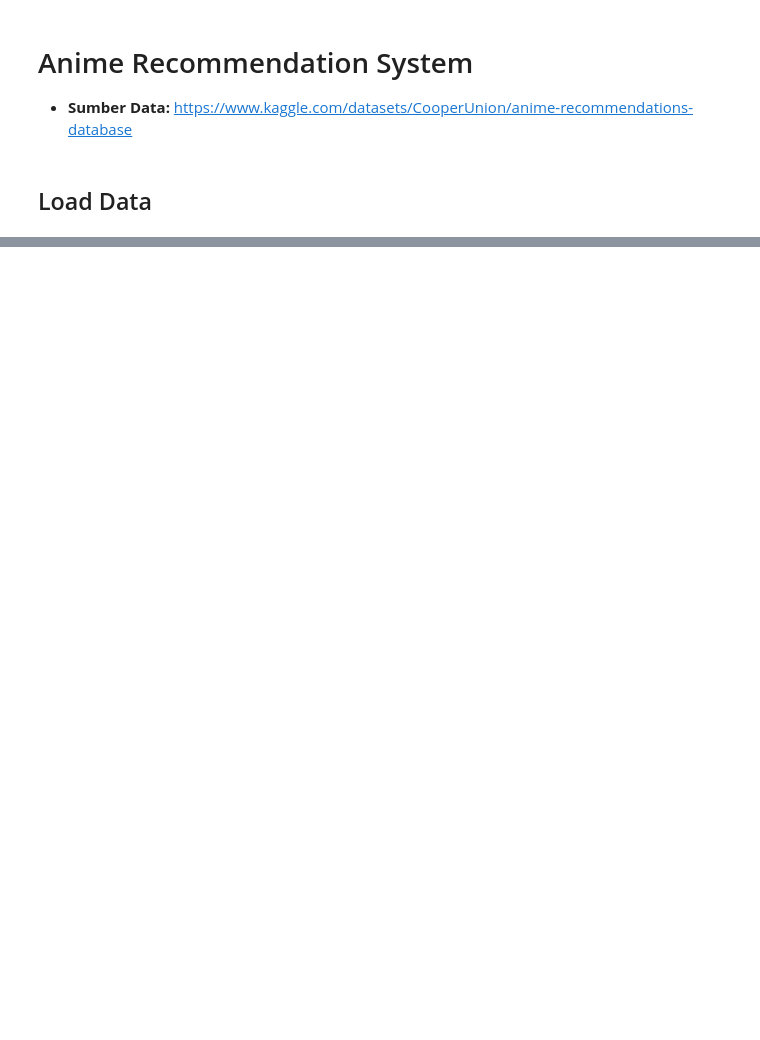
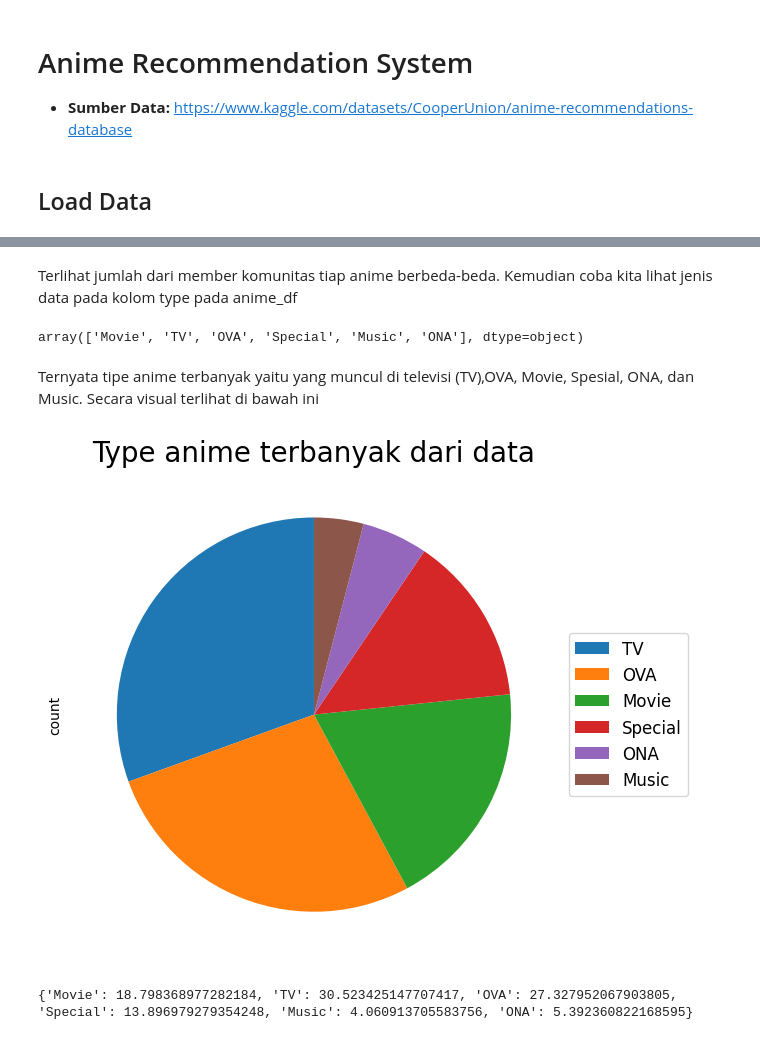
Before and after one commit to lusiaulia/anime-recommendation, a Jupyter notebook: Submission_Proyek_Kedua_ML_Terapan.ipynb, the cells around one changed output, grey strips where cells are left out. Saved outputs shown, nothing was run; the diff lists cells and outputs as text; code cells hidden in the pictures; blank space fills up the shorter version.

```diff
--- a/Submission_Proyek_Kedua_ML_Terapan.ipynb
+++ b/Submission_Proyek_Kedua_ML_Terapan.ipynb
@@ -242,0 +165,5 @@ Dari ketiga model terlihat model dengan akurasi yang paling besar yaitu model XG
+# %%
+#mengecek apakah ada data kosong
+for column, i in anime_df.isnull().sum().items():
+    if i > 0:
+        print(f"{column}: {i/len(anime_df)*100:.2f}%")
@@ -242,0 +174,5 @@ Dari ketiga model terlihat model dengan akurasi yang paling besar yaitu model XG
+# %%
+#mengecek apakah ada data kosong
+for column, i in rate_df.isnull().sum().items():
+    if i > 0:
+        print(f"{column}: {i/len(rate_df)*100:.2f}%")
@@ -242,0 +254,37 @@ Dari ketiga model terlihat model dengan akurasi yang paling besar yaitu model XG
+# %% [markdown]
+Terlihat jumlah dari member komunitas tiap anime berbeda-beda. Kemudian coba kita lihat jenis data pada kolom type pada anime_df
+# %%
+anime_df['type'].unique()
+# %% [output]
+array(['Movie', 'TV', 'OVA', 'Special', 'Music', 'ONA'], dtype=object)
+# %% [markdown]
+Ternyata tipe anime terbanyak yaitu yang muncul di televisi (TV),OVA, Movie, Spesial, ONA, dan Music. Secara visual terlihat di bawah ini
+# %%
+type_a = anime_df.sort_values(["type"],ascending=False)
+def pie_chart(df, col, title):
+    labels = [i for i in df[col].value_counts().index]
+    df[col].value_counts().plot.pie(figsize=(8,8),
+                                                 pctdistance=0.4,
+                                                 startangle=90,
+                                                 textprops={"color": "white"},
+                                                 wedgeprops={"linewidth":0})
+#                                    colors=['sandybrown','chocolate','brown','saddlebrown','black'])
+    plt.title(title, fontsize=20, pad=5)
+    box = plt.gca().get_position()
+    plt.gca().set_position([box.x0, box.y0, box.width * 0.8, box.height])
+    plt.legend(loc="center left", bbox_to_anchor=(1, 0.5), prop={"size":12,
+                                                                 "weight":"ultralight"})
+    plt.show();
+# %%
+pie_chart(type_a, "type", "Type anime terbanyak dari data")
+# %% [output]
+[figure, added]
+# %%
+type_an = ['Movie', 'TV', 'OVA', 'Special', 'Music', 'ONA']
+counts={}
+for i in type_an:
+    counts[i] = (((anime_df['type'] == i).sum())/len(anime_df.type)*100)
+
+print(counts)
+# %% [output]
+{'Movie': 18.798368977282184, 'TV': 30.523425147707417, 'OVA': 27.327952067903805, 'Special': 13.896979279354248, 'Music': 4.060913705583756, 'ONA': 5.392360822168595}
```
Also changed, not shown: parts of 99 cells of this notebook, 4 other files.
